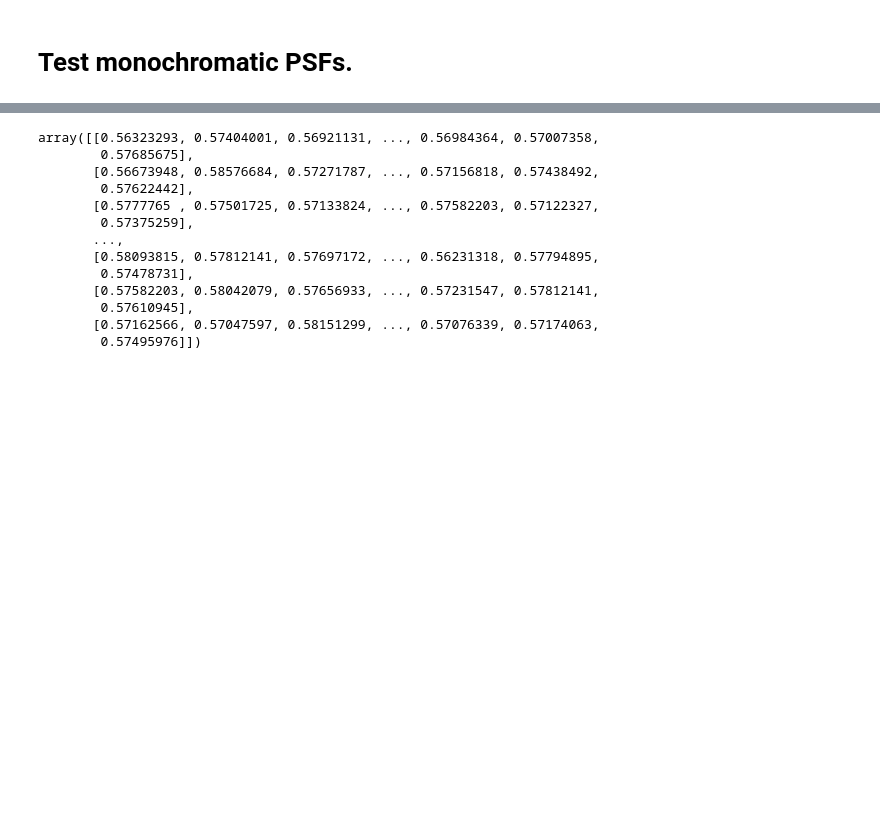
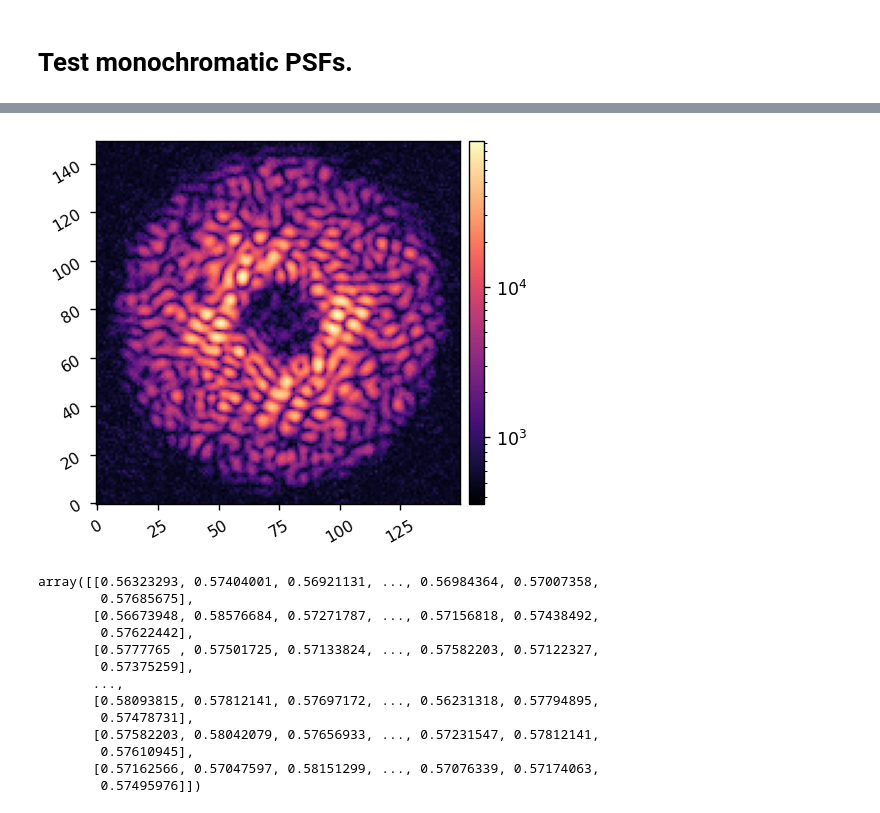
Before and after one commit to kian1377/cgi_phasec_poppy, a Jupyter notebook: example-notebooks/test_emccd.ipynb, the cells around one changed output, grey strips where cells are left out. Saved outputs shown, nothing was run; the diff lists cells and outputs as text; code cells hidden in the pictures; blank space fills up the shorter version.

```diff
--- a/example-notebooks/test_emccd.ipynb
+++ b/example-notebooks/test_emccd.ipynb
@@ -124,3 +121,25 @@ misc.imshow1(frame/frame.max(), lognorm=True)
+# %%
+reload(cgi.cgi)
+mode = cgi.cgi.CGI(cgi_mode='spc-wide',
+               npsf=150,
+               use_pupil_defocus=True,
+               use_opds=True,
+               source_flux=3.840e+08*u.ph/(u.s * u.m**2),
+               )
+
+# mode.Imax_ref = ref_unocc_im.max()
+mode.use_fpm = True
+
+image = mode.snap()
+
+mode.EMCCD = emccd
+mode.Nframes = 10
+mode.exp_time = 0.1
+
+im = mode.snap()
+misc.imshow1(im, lognorm=True)
+# %% [output]
+[figure, added]
 # %%
 frame
 # %% [output]
```
Also changed, not shown: parts of 2 cells of this notebook, 6 other files.
